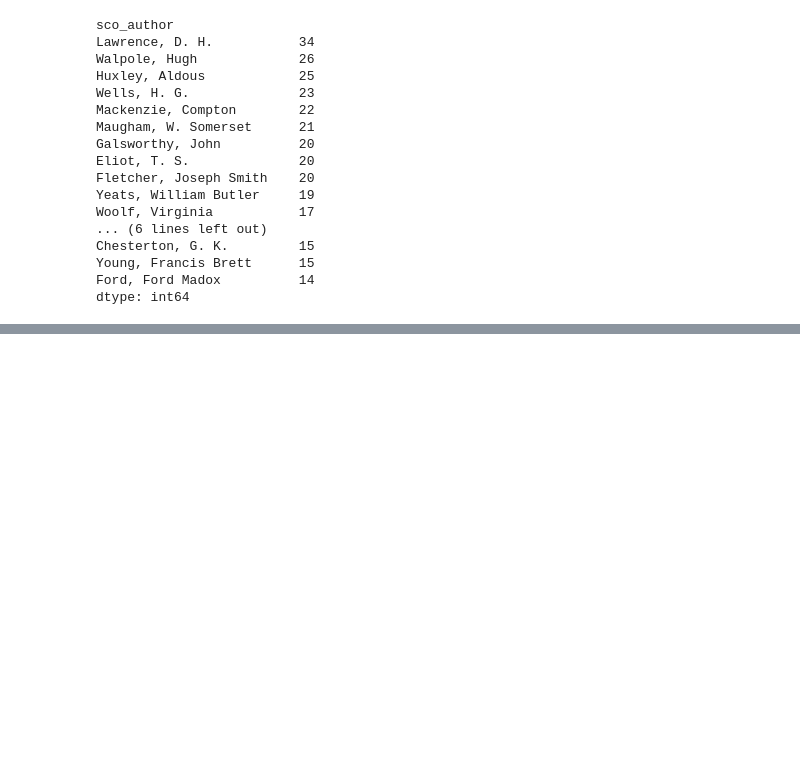
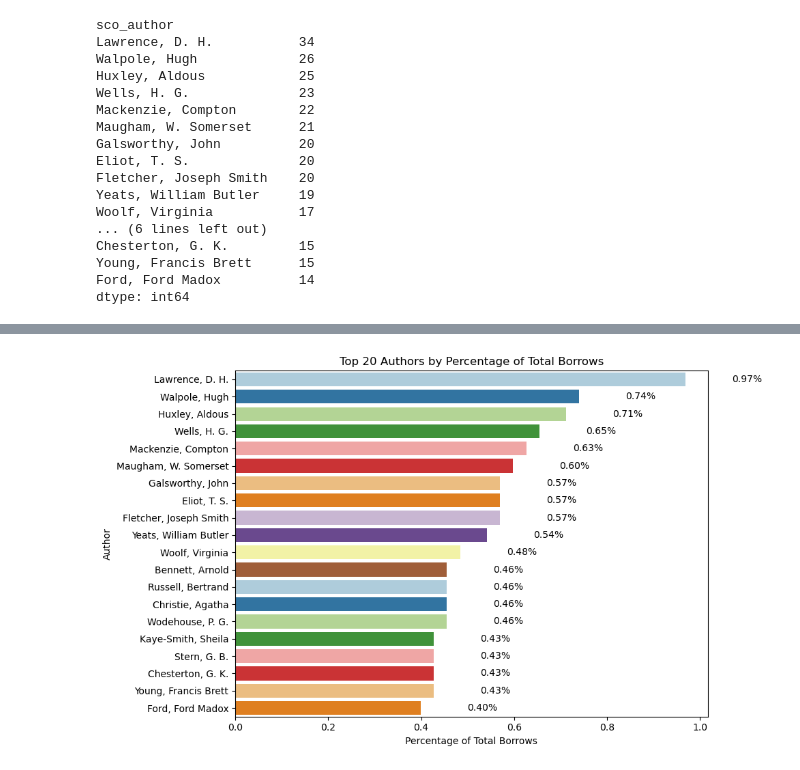
Before and after one commit to dittm/shakespeare-and-co, a Jupyter notebook: analysis/ban_ratio-total_author.ipynb, the cells around one changed output, grey strips where cells are left out. Drawn from its saved outputs; the diff is of its cells as text; code cells hidden in the pictures; blank space fills up the shorter version.

```diff
--- a/analysis/ban_ratio-total_author.ipynb
+++ b/analysis/ban_ratio-total_author.ipynb
@@ -245,0 +246,34 @@ Ratio of banned authors within the first dataset: 0.20074031890660593
+# %%
+import matplotlib.pyplot as plt
+import seaborn as sns
+
+# Assuming sco_books_aut is your DataFrame and it contains a 'sco_author' column
+
+# Calculate total books borrowed by each author
+total_books = sco_books_aut.groupby(['sco_author']).size()
+
+# Sort authors by the number of books borrowed in descending order
+sorted_total_books = total_books.sort_values(ascending=False)
+
+# Get the top 20 authors by the number of books borrowed
+top_20_total_duplicates = sorted_total_books.head(20)
+
+# Calculate the percentage of total borrows for each of the top 20 authors
+total_borrows = total_books.sum()
+top_20_percentage = (top_20_total_duplicates / total_borrows) * 100
+
+# Plotting the data
+plt.figure(figsize=(10, 6))
+sns.barplot(x=top_20_percentage.values, y=top_20_percentage.index, palette='Paired', orient='h')
+
+# Add annotations
+for index, value in enumerate(top_20_percentage.values):
+    plt.text(value + 0.1, index, f'{value:.2f}%', ha='left', va='center')
+
+plt.title('Top 20 Authors by Percentage of Total Borrows')
+plt.xlabel('Percentage of Total Borrows')
+plt.ylabel('Author')
+plt.tight_layout()
+plt.show()
+# %% [output]
+[figure, added]
```
Also changed, not shown: parts of 9 cells of this notebook, 27 other files.
